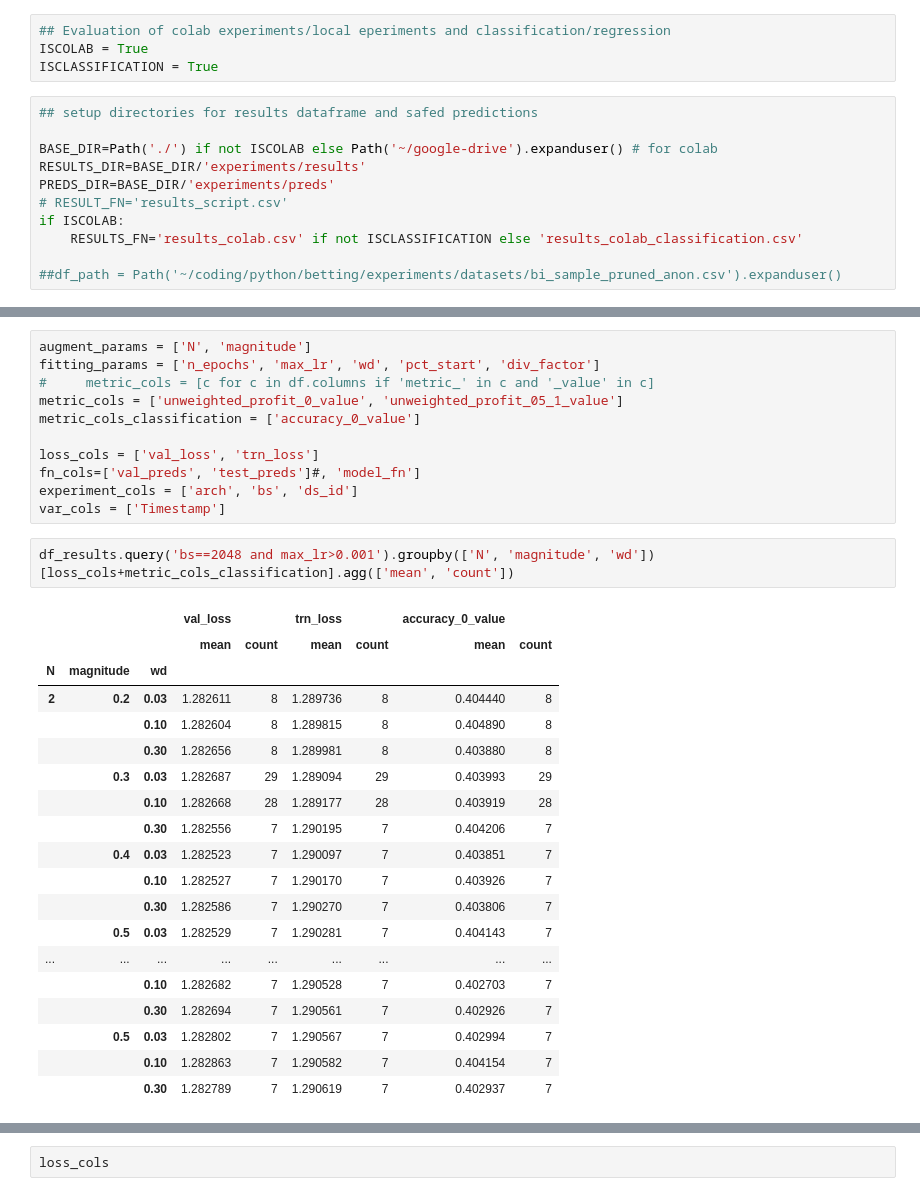
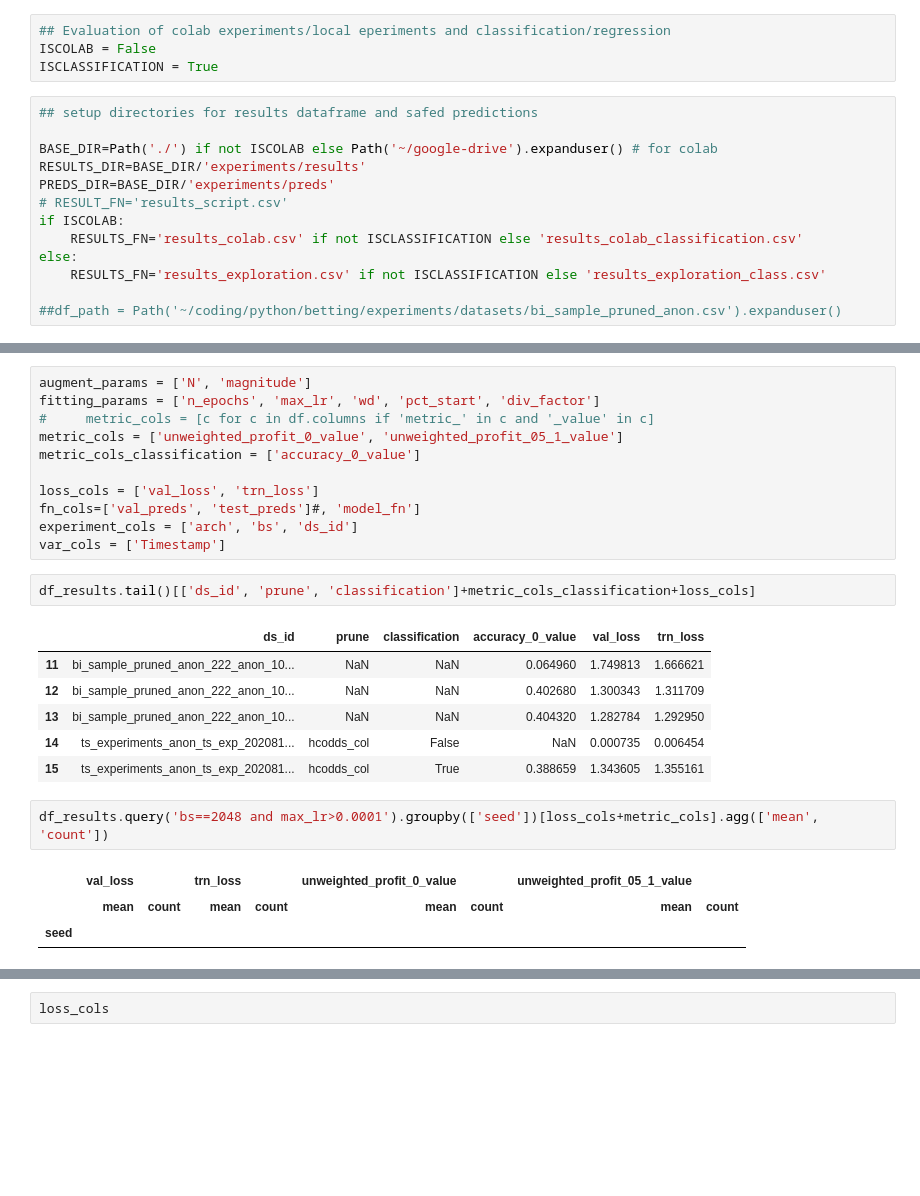
Before and after one commit to Takezo87/torchtools, a Jupyter notebook: _300_evaluation.ipynb, the cells around one changed output, grey strips where cells are left out. Cells and saved outputs as stored; diff of their text form; blank space fills up the shorter version.

Commit message:
pruning, experiment tracking improved

```diff
--- a/_300_evaluation.ipynb
+++ b/_300_evaluation.ipynb
@@ -54,7 +56,7 @@ config_keys(COL_CONFIG)
 - evaluate ensembling
 # %%
 ## Evaluation of colab experiments/local eperiments and classification/regression
-ISCOLAB = True
+ISCOLAB = False
 ISCLASSIFICATION = True
 # %%
 ## setup directories for results dataframe and safed predictions
@@ -65,6 +67,8 @@ PREDS_DIR=BASE_DIR/'experiments/preds'
 # RESULT_FN='results_script.csv'
 if ISCOLAB:
     RESULTS_FN='results_colab.csv' if not ISCLASSIFICATION else 'results_colab_classification.csv'
+else:
+    RESULTS_FN='results_exploration.csv' if not ISCLASSIFICATION else 'results_exploration_class.csv'
 
 ##df_path = Path('~/coding/python/betting/experiments/datasets/bi_sample_pruned_anon.csv').expanduser()
 # %%
@@ -82,25 +87,18 @@ loss_cols = ['val_loss', 'trn_loss']
 fn_cols=['val_preds', 'test_preds']#, 'model_fn']
 experiment_cols = ['arch', 'bs', 'ds_id']
 var_cols = ['Timestamp']
+# %%
+df_results.tail()[['ds_id', 'prune', 'classification']+metric_cols_classification+loss_cols]
+# %% [output]
+|  | ds_id | prune | classification | accuracy_0_value | val_loss | trn_loss |
+| 11 | bi_sample_pruned_anon_222_anon_10... | NaN | NaN | 0.064960 | 1.749813 | 1.666621 |
+| 12 | bi_sample_pruned_anon_222_anon_10... | NaN | NaN | 0.402680 | 1.300343 | 1.311709 |
+| 13 | bi_sample_pruned_anon_222_anon_10... | NaN | NaN | 0.404320 | 1.282784 | 1.292950 |
+| 14 | ts_experiments_anon_ts_exp_202081... | hcodds_col | False | NaN | 0.000735 | 0.006454 |
+| 15 | ts_experiments_anon_ts_exp_202081... | hcodds_col | True | 0.388659 | 1.343605 | 1.355161 |
 # %%
-df_results.query('bs==2048 and max_lr>0.001').groupby(['N', 'magnitude', 'wd'])[loss_cols+metric_cols_classification].agg(['mean', 'count'])
+df_results.query('bs==2048 and max_lr>0.0001').groupby(['seed'])[loss_cols+metric_cols].agg(['mean', 'count'])
 # %% [output]
-|  |  |  | val_loss |  | trn_loss |  | accuracy_0_value |  |
-|  |  |  | mean | count | mean | count | mean | count |
-| N | magnitude | wd |  |  |  |  |  |  |
-| 2 | 0.2 | 0.03 | 1.282611 | 8 | 1.289736 | 8 | 0.404440 | 8 |
-|  |  | 0.10 | 1.282604 | 8 | 1.289815 | 8 | 0.404890 | 8 |
-|  |  | 0.30 | 1.282656 | 8 | 1.289981 | 8 | 0.403880 | 8 |
-|  | 0.3 | 0.03 | 1.282687 | 29 | 1.289094 | 29 | 0.403993 | 29 |
-|  |  | 0.10 | 1.282668 | 28 | 1.289177 | 28 | 0.403919 | 28 |
-|  |  | 0.30 | 1.282556 | 7 | 1.290195 | 7 | 0.404206 | 7 |
-|  | 0.4 | 0.03 | 1.282523 | 7 | 1.290097 | 7 | 0.403851 | 7 |
-|  |  | 0.10 | 1.282527 | 7 | 1.290170 | 7 | 0.403926 | 7 |
-|  |  | 0.30 | 1.282586 | 7 | 1.290270 | 7 | 0.403806 | 7 |
-|  | 0.5 | 0.03 | 1.282529 | 7 | 1.290281 | 7 | 0.404143 | 7 |
-| ... | ... | ... | ... | ... | ... | ... | ... | ... |
-|  |  | 0.10 | 1.282682 | 7 | 1.290528 | 7 | 0.402703 | 7 |
-|  |  | 0.30 | 1.282694 | 7 | 1.290561 | 7 | 0.402926 | 7 |
-|  | 0.5 | 0.03 | 1.282802 | 7 | 1.290567 | 7 | 0.402994 | 7 |
-|  |  | 0.10 | 1.282863 | 7 | 1.290582 | 7 | 0.404154 | 7 |
-|  |  | 0.30 | 1.282789 | 7 | 1.290619 | 7 | 0.402937 | 7 |
+|  | val_loss |  | trn_loss |  | unweighted_profit_0_value |  | unweighted_profit_05_1_value |  |
+|  | mean | count | mean | count | mean | count | mean | count |
+| seed |  |  |  |  |  |  |  |  |
```
Also changed, not shown: parts of 12 cells of this notebook, 5 other files.
